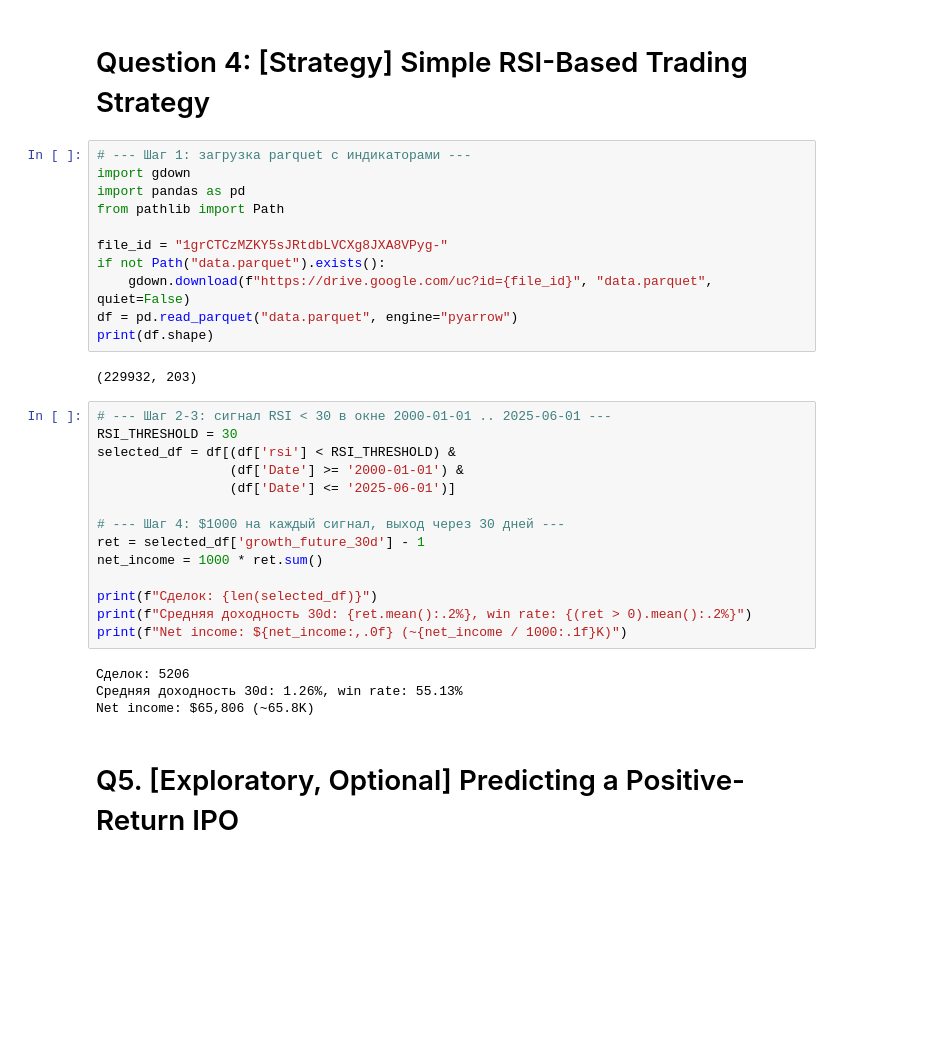
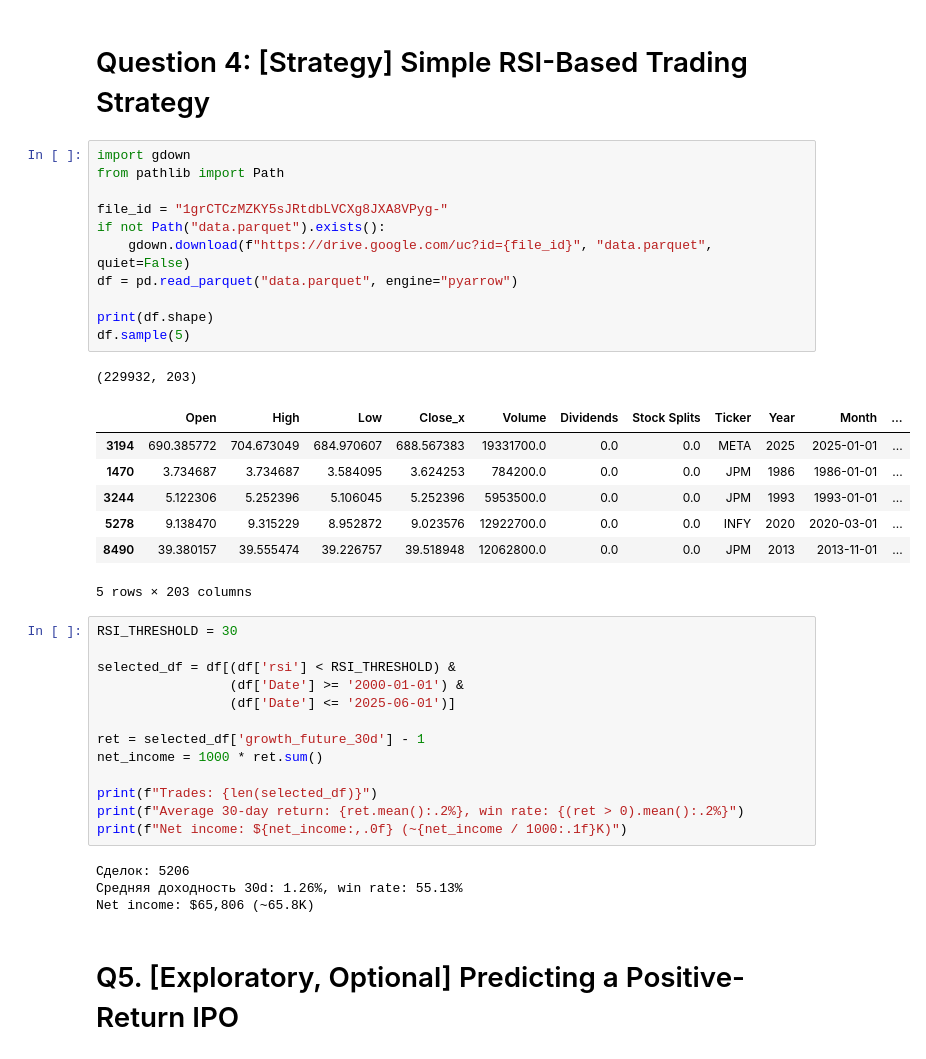
Before and after one commit to fitpred/dtc-stock-market-analytics, a Jupyter notebook: homework/module_02.ipynb, the cells around one changed output. Saved outputs shown, nothing was run; the diff lists cells and outputs as text; blank space fills up the shorter version.

```diff
--- a/homework/module_02.ipynb
+++ b/homework/module_02.ipynb
@@ -259,31 +279,37 @@ future_growth_12_m  130.0   5.818939  0.491838
 # %% [markdown]
 # Question 4: [Strategy] Simple RSI-Based Trading Strategy
 # %%
-# --- Шаг 1: загрузка parquet с индикаторами ---
 import gdown
-import pandas as pd
 from pathlib import Path
 
 file_id = "1grCTCzMZKY5sJRtdbLVCXg8JXA8VPyg-"
 if not Path("data.parquet").exists():
     gdown.download(f"https://drive.google.com/uc?id={file_id}", "data.parquet", quiet=False)
 df = pd.read_parquet("data.parquet", engine="pyarrow")
+
 print(df.shape)
+df.sample(5)
 # %% [output]
 (229932, 203)
+|  | Open | High | Low | Close_x | Volume | Dividends | Stock Splits | Ticker | Year | Month | ... |
+| 3194 | 690.385772 | 704.673049 | 684.970607 | 688.567383 | 19331700.0 | 0.0 | 0.0 | META | 2025 | 2025-01-01 | ... |
+| 1470 | 3.734687 | 3.734687 | 3.584095 | 3.624253 | 784200.0 | 0.0 | 0.0 | JPM | 1986 | 1986-01-01 | ... |
+| 3244 | 5.122306 | 5.252396 | 5.106045 | 5.252396 | 5953500.0 | 0.0 | 0.0 | JPM | 1993 | 1993-01-01 | ... |
+| 5278 | 9.138470 | 9.315229 | 8.952872 | 9.023576 | 12922700.0 | 0.0 | 0.0 | INFY | 2020 | 2020-03-01 | ... |
+| 8490 | 39.380157 | 39.555474 | 39.226757 | 39.518948 | 12062800.0 | 0.0 | 0.0 | JPM | 2013 | 2013-11-01 | ... |
+5 rows × 203 columns
 # %%
-# --- Шаг 2-3: сигнал RSI < 30 в окне 2000-01-01 .. 2025-06-01 ---
 RSI_THRESHOLD = 30
+
 selected_df = df[(df['rsi'] < RSI_THRESHOLD) &
                  (df['Date'] >= '2000-01-01') &
                  (df['Date'] <= '2025-06-01')]
 
-# --- Шаг 4: $1000 на каждый сигнал, выход через 30 дней ---
 ret = selected_df['growth_future_30d'] - 1
 net_income = 1000 * ret.sum()
 
-print(f"Сделок: {len(selected_df)}")
-print(f"Средняя доходность 30d: {ret.mean():.2%}, win rate: {(ret > 0).mean():.2%}")
+print(f"Trades: {len(selected_df)}")
+print(f"Average 30-day return: {ret.mean():.2%}, win rate: {(ret > 0).mean():.2%}")
 print(f"Net income: ${net_income:,.0f} (~{net_income / 1000:.1f}K)")
 # %% [output]
 Сделок: 5206
```
Also changed, not shown: parts of 19 cells of this notebook.
